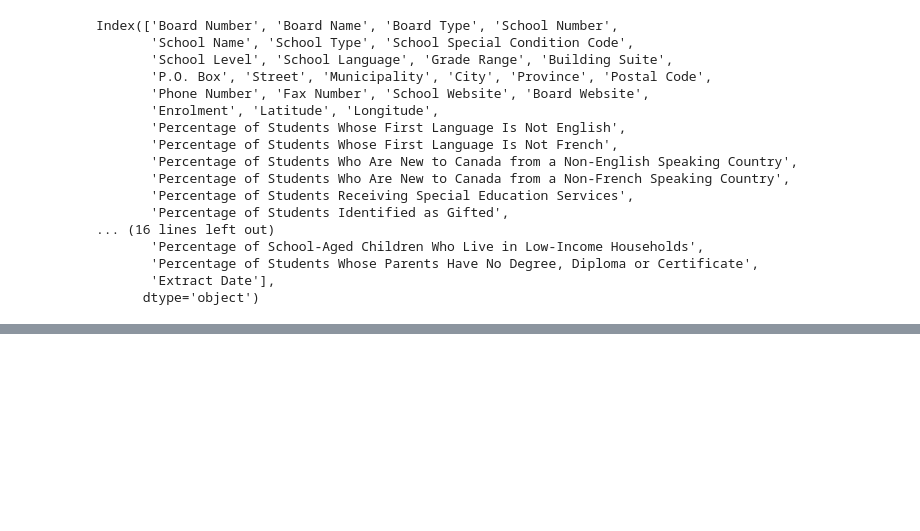
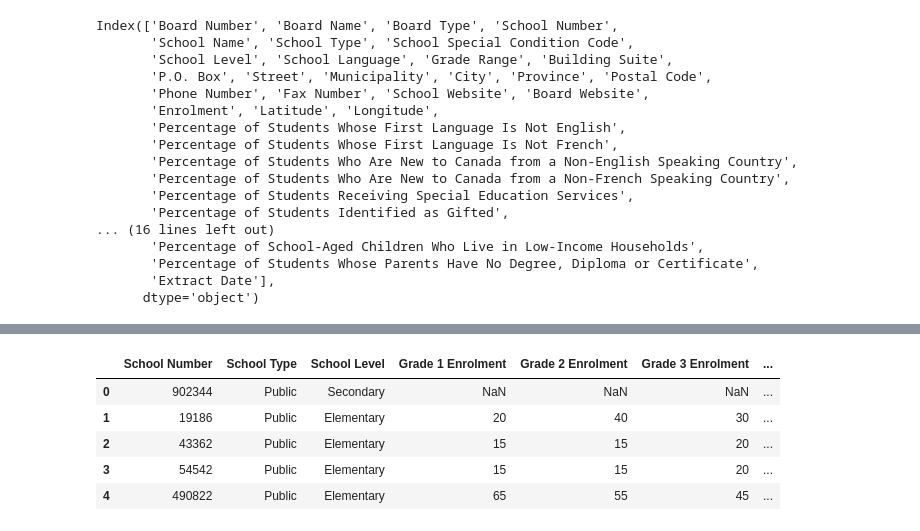
Before and after one commit to acedryden/school_research_project, a Jupyter notebook: Data Collection/Table_Preparation.ipynb, the cells around one changed output, grey strips where cells are left out. Cells and saved outputs as stored; diff of their text form; code cells hidden in the pictures; blank space fills up the shorter version.

```diff
--- a/Data Collection/Table_Preparation.ipynb
+++ b/Data Collection/Table_Preparation.ipynb
@@ -58,0 +89,8 @@ School_location_df.to_csv('school_location_data.csv', index=False)
+# %%
+# Enrolment tables Preparation
+
+Enrolment_file_path = "Resources/enrol_grade_21_22_en.txt"
+
+Enrolment_df = pd.read_csv(Enrolment_file_path, delimiter="|")
+
+Enrolment_df.head(3)
@@ -58,0 +118,20 @@ School_location_df.to_csv('school_location_data.csv', index=False)
+# %%
+# Creating the Board Table
+
+Enrolment_by_grade_Columns = ['School Number',
+       'School Type', 'School Level',
+       'Grade 1 Enrolment', 'Grade 2 Enrolment', 'Grade 3 Enrolment',
+       'Grade 4 Enrolment', 'Grade 5 Enrolment', 'Grade 6 Enrolment',
+       'Grade 7 Enrolment', 'Grade 8 Enrolment', 'Grade 9 Enrolment',
+       'Grade 10 Enrolment', 'Grade 11 Enrolment', 'Grade 12 Enrolment']
+
+Enrolment_by_grade_df = Enrolment_df[Enrolment_by_grade_Columns]
+
+Enrolment_by_grade_df.head()
+# %% [output]
+|  | School Number | School Type | School Level | Grade 1 Enrolment | Grade 2 Enrolment | Grade 3 Enrolment | ... |
+| 0 | 902344 | Public | Secondary | NaN | NaN | NaN | ... |
+| 1 | 19186 | Public | Elementary | 20 | 40 | 30 | ... |
+| 2 | 43362 | Public | Elementary | 15 | 15 | 20 | ... |
+| 3 | 54542 | Public | Elementary | 15 | 15 | 20 | ... |
+| 4 | 490822 | Public | Elementary | 65 | 55 | 45 | ... |
```
Also changed, not shown: parts of 13 cells of this notebook, 9 other files.
